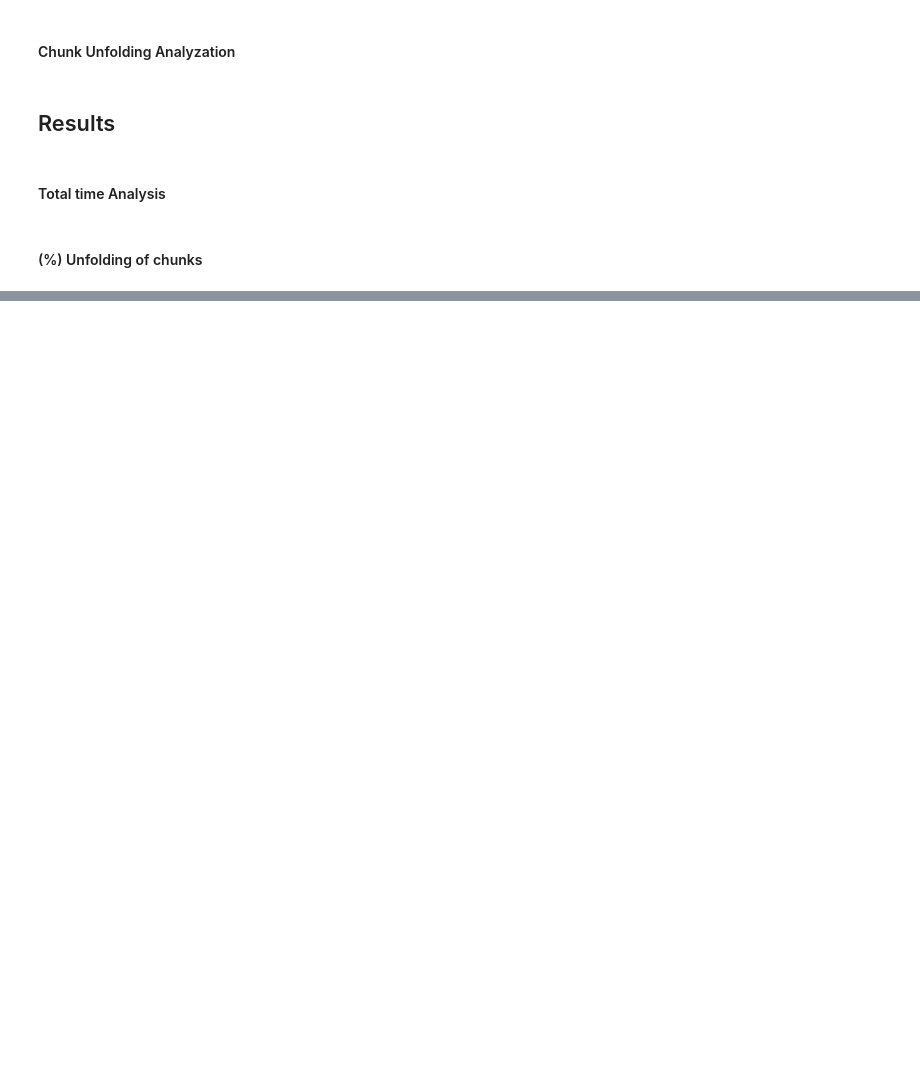
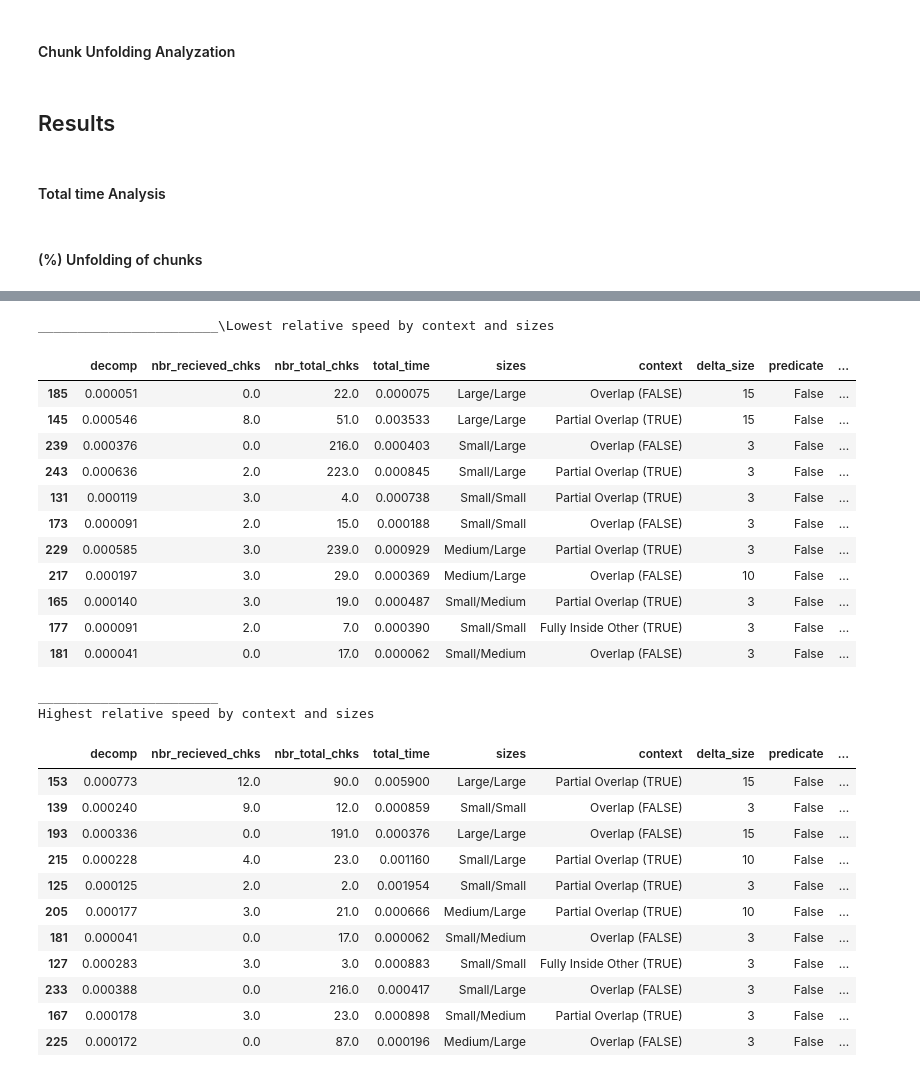
Before and after one commit to SimonErlandsson/Operable-Maps-Compression, a Jupyter notebook: Intersection_Statistics.ipynb, the cells around one changed output, grey strips where cells are left out. Saved outputs shown, nothing was run; the diff lists cells and outputs as text; code cells hidden in the pictures; blank space fills up the shorter version.

Commit message:
finding max/min relative exec time in different contexts

```diff
--- a/Intersection_Statistics.ipynb
+++ b/Intersection_Statistics.ipynb
@@ -59,7 +59,7 @@ datasets = [
 # %%
 # Number of total iterations = NBR_ITER * N * number_of_datasets
 NBR_ITER = -1 # Number of iterations for each dataset
-N = 1 # Number of times to recalculate each geometry for reliable mean value
+N = 10 # Number of times to recalculate each geometry for reliable mean value
 
 # Max DELTA_SIZE_VALUE in MAX_NUM_DELTAS Analysis
 MAX_DELTA_SIZE = 100
@@ -144,7 +144,7 @@ def get_time_stat(bins, predicate=False):
 # %% [markdown]
 #### Dataset Evaluation
 # %%
-def evaluate_dataset(data, stats_df, delta_size=None, not_predicate=False, add_size=False):
+def evaluate_dataset(data, stats_df, delta_size=None, not_predicate=False, add_size=False, dataset_name=""):
     for idx, (g1, g2) in enumerate(data):
         if delta_size != None:
             set_max_num_delta(delta_size)
@@ -160,6 +160,7 @@ def evaluate_dataset(data, stats_df, delta_size=None, not_predicate=False, add_s
             stats.append(cfg.BASELINE_ON)
             if add_size:
                 stats.append(len(bins[0]) + len(bins[1]))
+            stats.append(dataset_name)
             stats_df.loc[len(stats_df)] = stats
 # %% [markdown]
 # Statistics Visualization
@@ -168,17 +169,17 @@ def evaluate_dataset(data, stats_df, delta_size=None, not_predicate=False, add_s
 # %%
 from tqdm import tqdm
 
-if USE_EXISTING_DF:
-    max_deltas_df = pd.DataFrame(columns=['decomp', 'nbr_recieved_chks', 'nbr_total_chks', 'total_time', "sizes", "context", "delta_size", "predicate", "dataset_idx", "baseline", "sum_size"])
+if not USE_EXISTING_DF:
+    max_deltas_df = pd.DataFrame(columns=['decomp', 'nbr_recieved_chks', 'nbr_total_chks', 'total_time', "sizes", "context", "delta_size", "predicate", "dataset_idx", "baseline", "sum_size", "dataset"])
     for max_delta_size in tqdm(range(0,100)):
         for dataset in [val[0] for val in datasets]:
             act_deact_baseline(activate=False)
-            evaluate_dataset(data=dataset, stats_df=max_deltas_df, delta_size=max_delta_size, not_predicate=True, add_size=True)
+            evaluate_dataset(data=dataset, stats_df=max_deltas_df, delta_size=max_delta_size, not_predicate=True, add_size=True, dataset_name=dataset[2])
 
     #For baseline
-    for dataset in [val[0] for val in datasets]:
+    for dataset in datasets:
         act_deact_baseline(activate=True)
-        evaluate_dataset(data=dataset, stats_df=max_deltas_df, delta_size=100000, not_predicate=True, add_size=True)
+        evaluate_dataset(data=dataset[0], stats_df=max_deltas_df, delta_size=100000, not_predicate=True, add_size=True, dataset_name=dataset[2])
 
     max_deltas_df.to_csv('max_deltas_df3.csv', index=False)
 else:
@@ -350,11 +349,11 @@ plot_max_delta_size_speed(max_deltas_filt_df, is_predicate=False, no_mixed=True,
 #### Dataset Stats Collection
 # %%
 if USE_EXISTING_DF:
-    stats_df = pd.DataFrame(columns=['decomp', 'nbr_recieved_chks', 'nbr_total_chks', 'total_time', "sizes", "context", "delta_size", "predicate", "dataset_idx", "baseline"])
+    stats_df = pd.DataFrame(columns=['decomp', 'nbr_recieved_chks', 'nbr_total_chks', 'total_time', "sizes", "context", "delta_size", "predicate", "dataset_idx", "baseline", "dataset"])
     for baseline_on in [True, False]:
         act_deact_baseline(activate=baseline_on)
         for dataset in tqdm(datasets):
-            evaluate_dataset(dataset[0], stats_df, delta_size=dataset[1]  if not baseline_on else 10000) # Second param: PLOT?
+            evaluate_dataset(dataset[0], stats_df, delta_size=dataset[1]  if not baseline_on else 100000, dataset_name=dataset[2]) # Second param: PLOT?
     stats_df.to_csv('stats_df.csv', index=False)
 
 else:
@@ -580,0 +559,54 @@ NameError: name 'chunk_unfolded_df' is not defined
+# %%
+def get_max_min_relative_speed(df):
+    def calculate_ratio(x):
+        base = x[x["baseline"] == True]['total_time']
+        non_base = x[x["baseline"] == False]['total_time']
+        if not base.empty and not non_base.empty:
+            val = non_base.iloc[0] / base.iloc[0]
+            return val
+        else:
+            return None
+
+    df = df[stats_df['predicate'] == False]
+    df_relative = df.groupby(["dataset_idx", "dataset"]).apply(calculate_ratio)
+
+    df = df[~df['baseline']]
+    df['total_time_ratio'] = df_relative.values
+    maxes = df.sort_values(by='total_time_ratio',ascending=False).groupby(['context','sizes']).head(1)
+    mins = df.sort_values(by='total_time_ratio',ascending=True).groupby(['context','sizes']).head(1)
+    return mins, maxes
+
+mins, maxes = get_max_min_relative_speed(stats_df)
+print("_______________________\Lowest relative speed by context and size")
+display(mins)
+print("_______________________\nHighest relative speed by context and size")
+
+display(maxes)
+# %% [output]
+_______________________\Lowest relative speed by context and sizes
+|  | decomp | nbr_recieved_chks | nbr_total_chks | total_time | sizes | context | delta_size | predicate | ... |
+| 185 | 0.000051 | 0.0 | 22.0 | 0.000075 | Large/Large | Overlap (FALSE) | 15 | False | ... |
+| 145 | 0.000546 | 8.0 | 51.0 | 0.003533 | Large/Large | Partial Overlap (TRUE) | 15 | False | ... |
+| 239 | 0.000376 | 0.0 | 216.0 | 0.000403 | Small/Large | Overlap (FALSE) | 3 | False | ... |
+| 243 | 0.000636 | 2.0 | 223.0 | 0.000845 | Small/Large | Partial Overlap (TRUE) | 3 | False | ... |
+| 131 | 0.000119 | 3.0 | 4.0 | 0.000738 | Small/Small | Partial Overlap (TRUE) | 3 | False | ... |
+| 173 | 0.000091 | 2.0 | 15.0 | 0.000188 | Small/Small | Overlap (FALSE) | 3 | False | ... |
+| 229 | 0.000585 | 3.0 | 239.0 | 0.000929 | Medium/Large | Partial Overlap (TRUE) | 3 | False | ... |
+| 217 | 0.000197 | 3.0 | 29.0 | 0.000369 | Medium/Large | Overlap (FALSE) | 10 | False | ... |
+| 165 | 0.000140 | 3.0 | 19.0 | 0.000487 | Small/Medium | Partial Overlap (TRUE) | 3 | False | ... |
+| 177 | 0.000091 | 2.0 | 7.0 | 0.000390 | Small/Small | Fully Inside Other (TRUE) | 3 | False | ... |
+| 181 | 0.000041 | 0.0 | 17.0 | 0.000062 | Small/Medium | Overlap (FALSE) | 3 | False | ... |
+_______________________
+Highest relative speed by context and sizes
+|  | decomp | nbr_recieved_chks | nbr_total_chks | total_time | sizes | context | delta_size | predicate | ... |
+| 153 | 0.000773 | 12.0 | 90.0 | 0.005900 | Large/Large | Partial Overlap (TRUE) | 15 | False | ... |
+| 139 | 0.000240 | 9.0 | 12.0 | 0.000859 | Small/Small | Overlap (FALSE) | 3 | False | ... |
+| 193 | 0.000336 | 0.0 | 191.0 | 0.000376 | Large/Large | Overlap (FALSE) | 15 | False | ... |
+| 215 | 0.000228 | 4.0 | 23.0 | 0.001160 | Small/Large | Partial Overlap (TRUE) | 10 | False | ... |
+| 125 | 0.000125 | 2.0 | 2.0 | 0.001954 | Small/Small | Partial Overlap (TRUE) | 3 | False | ... |
+| 205 | 0.000177 | 3.0 | 21.0 | 0.000666 | Medium/Large | Partial Overlap (TRUE) | 10 | False | ... |
+| 181 | 0.000041 | 0.0 | 17.0 | 0.000062 | Small/Medium | Overlap (FALSE) | 3 | False | ... |
+| 127 | 0.000283 | 3.0 | 3.0 | 0.000883 | Small/Small | Fully Inside Other (TRUE) | 3 | False | ... |
+| 233 | 0.000388 | 0.0 | 216.0 | 0.000417 | Small/Large | Overlap (FALSE) | 3 | False | ... |
+| 167 | 0.000178 | 3.0 | 23.0 | 0.000898 | Small/Medium | Partial Overlap (TRUE) | 3 | False | ... |
+| 225 | 0.000172 | 0.0 | 87.0 | 0.000196 | Medium/Large | Overlap (FALSE) | 3 | False | ... |
```
Also changed, not shown: parts of 5 cells of this notebook.
